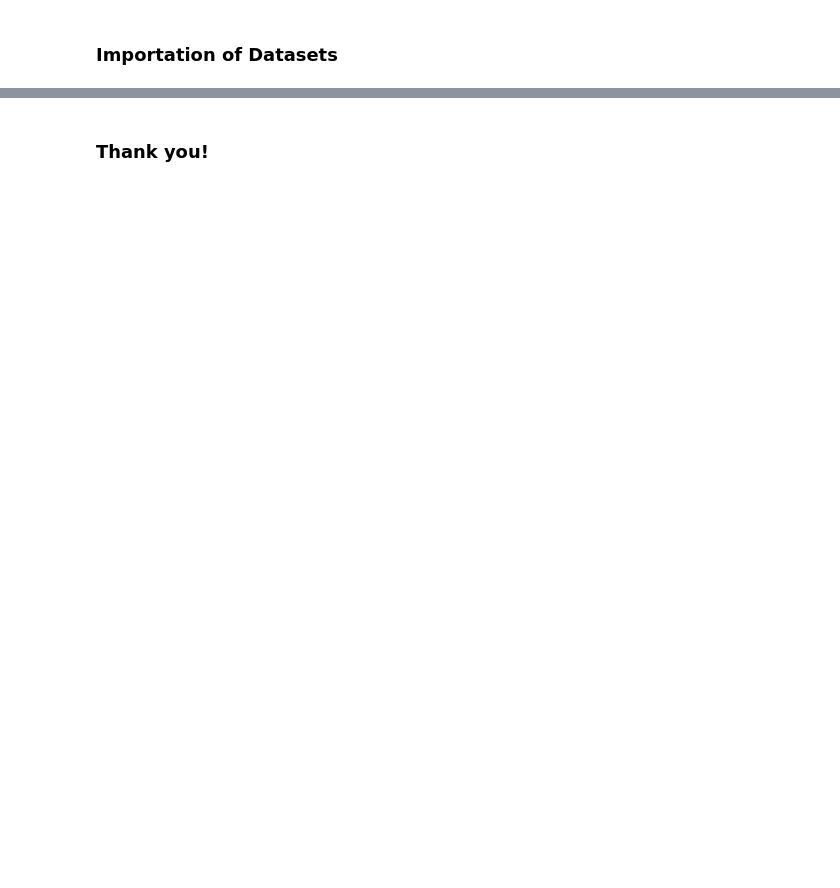
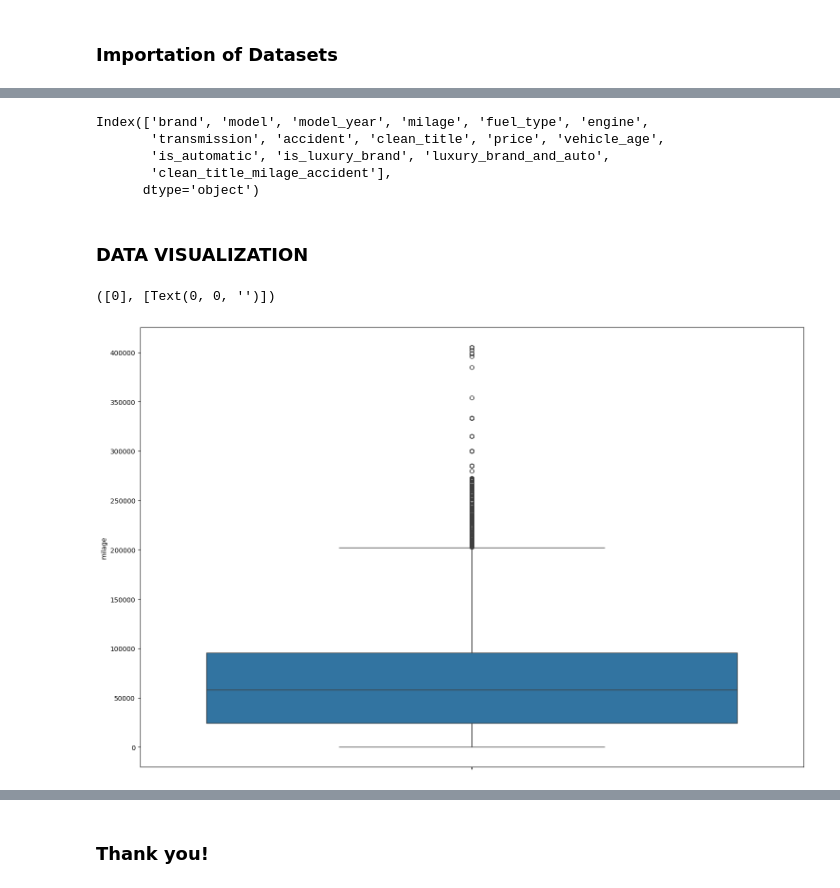
Before and after one commit to Nkeeydata/car_Prediction_Challenge, a Jupyter notebook: D_S_NChallenge.ipynb, the cells around one changed output, grey strips where cells are left out. Drawn from its saved outputs; the diff is of its cells as text; code cells hidden in the pictures; blank space fills up the shorter version.

```diff
--- a/D_S_NChallenge.ipynb
+++ b/D_S_NChallenge.ipynb
@@ -607,0 +307,5 @@
+# %%
+df_train['accident'] = df_train['accident'].apply(lambda x: 1 if x == 'At least 1 accident or damage reported' else 0)
+
+
+df_test['accident'] = df_test['accident'].apply(lambda x: 1 if x == 'At least 1 accident or damage reported' else 0)
@@ -607,0 +314,8 @@
+# %%
+current_year = datetime.now().year
+
+
+df_train['vehicle_age'] = current_year - df_train['model_year']
+
+
+df_test['vehicle_age'] = current_year - df_test['model_year']
@@ -607,0 +324,14 @@
+# %%
+luxury_brands = ['Mercedes-Benz', 'BMW', 'Audi', 'Lexus', 'Tesla']
+df_train['is_automatic'] = df_train['transmission'].apply(lambda x: 1 if x == 'Automatic' else 0)
+
+df_train['is_luxury_brand'] = df_train['brand'].apply(lambda x: 1 if x in luxury_brands else 0)
+df_train['luxury_brand_and_auto'] = df_train['is_luxury_brand'] * df_train['is_automatic']
+df_train['clean_title_milage_accident'] = df_train['clean_title'] * df_train['milage'] * df_train['accident']
+
+
+df_test['is_automatic'] = df_test['transmission'].apply(lambda x: 1 if x == 'Automatic' else 0)
+
+df_test['is_luxury_brand'] = df_test['brand'].apply(lambda x: 1 if x in luxury_brands else 0)
+df_test['luxury_brand_and_auto'] = df_test['is_luxury_brand'] * df_test['is_automatic']
+df_test['clean_title_milage_accident'] = df_test['clean_title'] * df_test['milage'] * df_test['accident']
@@ -607,0 +387,22 @@
+# %%
+df_train = df_train.drop(['id', 'ext_col', 'int_col'], axis=1)
+df_test = df_test.drop(['id', 'ext_col', 'int_col'], axis=1)
+# %%
+df_train.columns
+# %% [output]
+Index(['brand', 'model', 'model_year', 'milage', 'fuel_type', 'engine',
+       'transmission', 'accident', 'clean_title', 'price', 'vehicle_age',
+       'is_automatic', 'is_luxury_brand', 'luxury_brand_and_auto',
+       'clean_title_milage_accident'],
+      dtype='object')
+# %% [markdown]
+### DATA VISUALIZATION
+# %%
+# this reviews the outliers in the model feature
+
+plt.figure(figsize=(18, 12))
+sns.boxplot( data=df_train['milage'])
+plt.xticks(rotation=90)
+# %% [output]
+([0], [Text(0, 0, '')])
+[figure, added]
```
Also changed, not shown: parts of 151 cells of this notebook.
